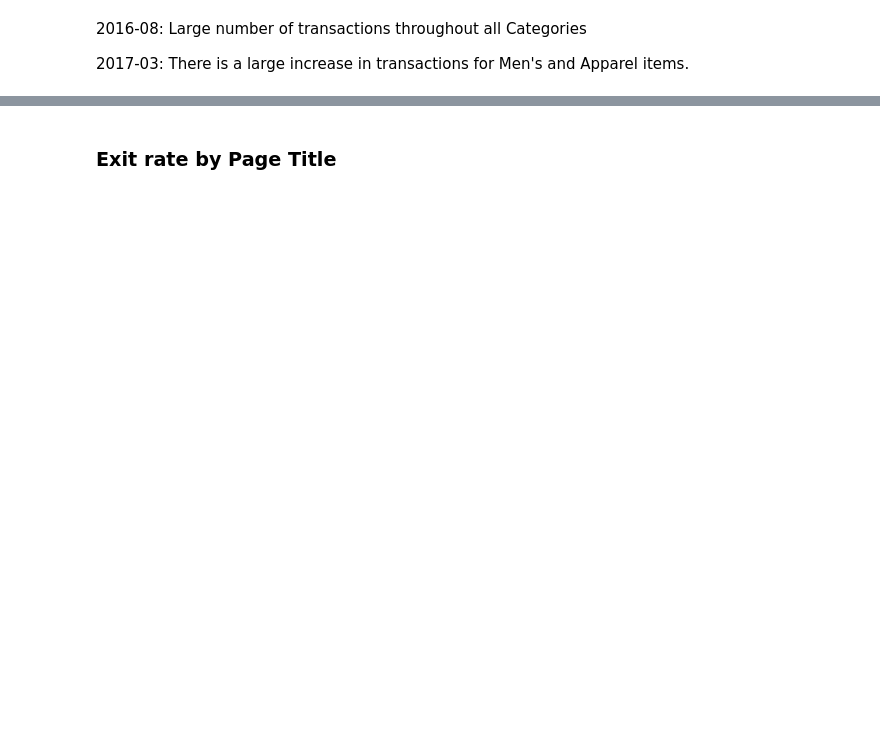
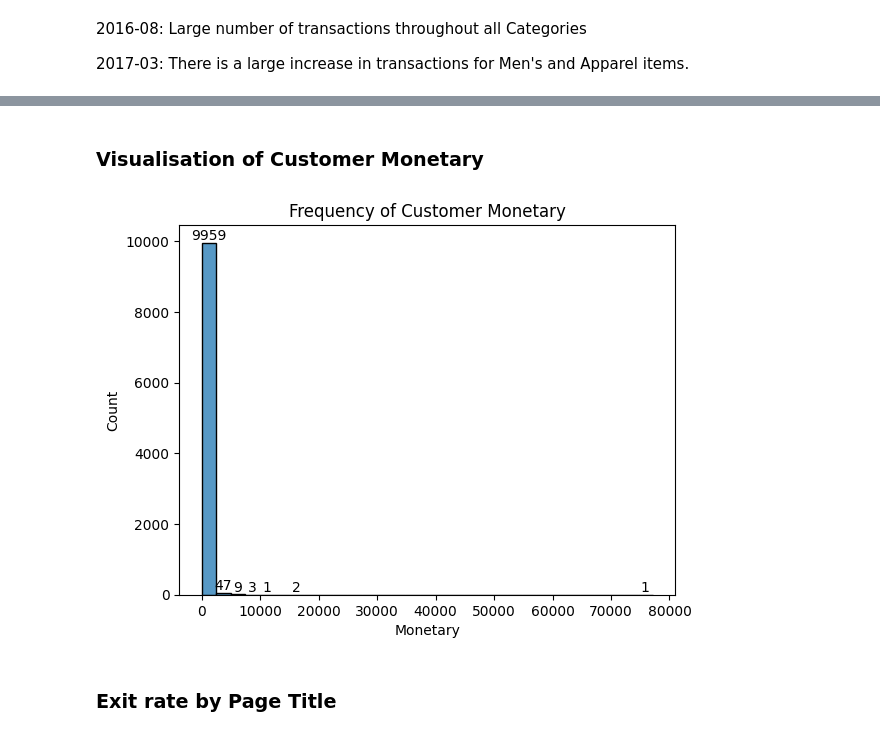
Before and after one commit to woobrandon/DSA3101-Potato-Wedges, a Jupyter notebook: GoogleAnalyticsAnalysis.ipynb, the cells around one changed output, grey strips where cells are left out. Saved outputs shown, nothing was run; the diff lists cells and outputs as text; code cells hidden in the pictures; blank space fills up the shorter version.

```diff
--- a/GoogleAnalyticsAnalysis.ipynb
+++ b/GoogleAnalyticsAnalysis.ipynb
@@ -114,2 +241,44 @@ plt.show()
+# %% [markdown]
+### Visualisation of Customer Monetary
+# %%
+query = f"""
+    WITH CustomerMonetary AS (
+        SELECT
+            fullVisitorId AS visitorId,
+            COALESCE(totals.transactionRevenue, 0) AS transactionRevenue
+        FROM `bigquery-public-data.google_analytics_sample.ga_sessions_*`
+        WHERE totals.transactions >= 1
+    )
+
+    SELECT
+        visitorId,
+        SUM(transactionRevenue)/1e6 AS monetary
+    FROM
+        CustomerMonetary
+    GROUP BY
+        visitorId
+    """
+rows = client.query(query)
+
+result_df = rows.to_dataframe()
+
+ax = sns.histplot(result_df.monetary, binwidth=2500)
+
+plt.title('Frequency of Customer Monetary')
+plt.xlabel('Monetary')
+plt.ylabel('Count')
+
+for p in ax.patches:
+    if int(p.get_height()) > 0:
+        ax.annotate(
+            f'{int(p.get_height())}',
+            (p.get_x() + p.get_width() / 2, p.get_height()),
+            ha='center',
+            va='bottom'
+        )
+
+plt.show()
+# %% [output]
+[figure, added]
 # %% [markdown]
 ### Exit rate by Page Title
```
Also changed, not shown: parts of 52 cells of this notebook, 1 other file.
